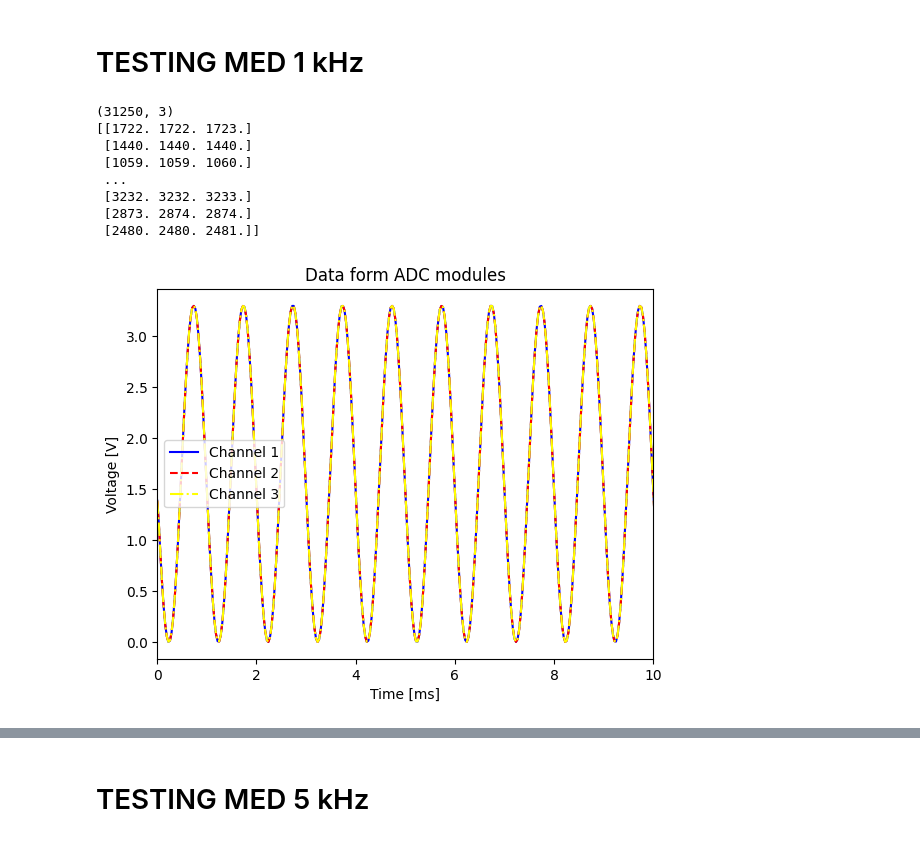
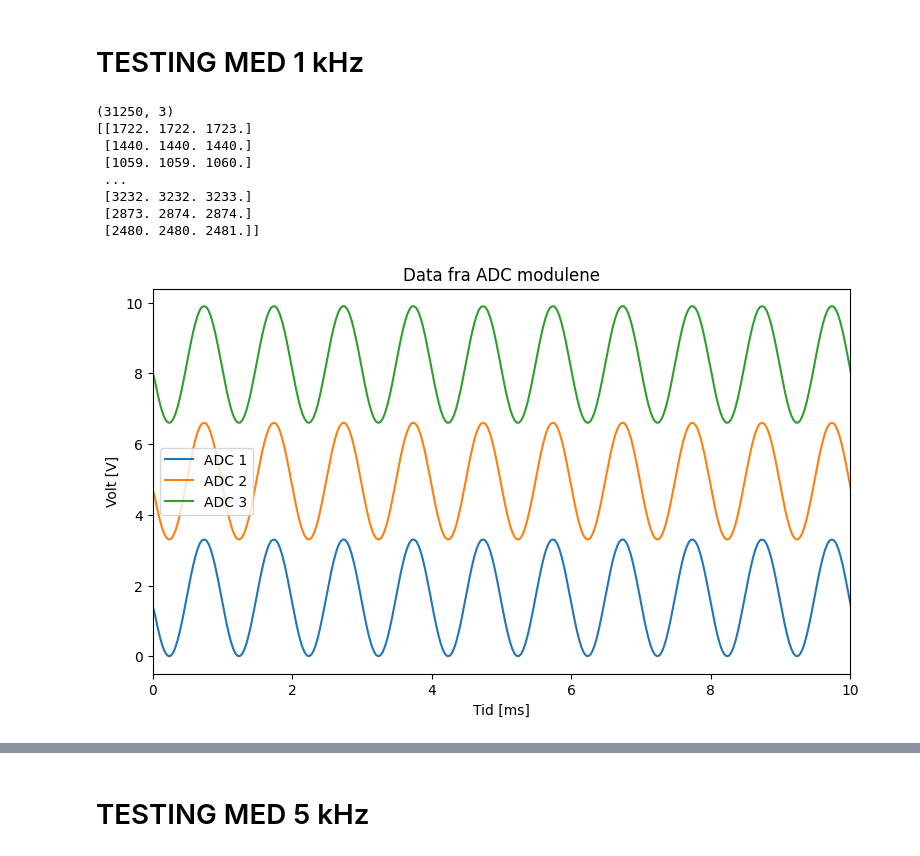
Before and after one commit to FoggyPopcorn/TTT4280---Lab, a Jupyter notebook: Lab_1–måleoppsett/PlottingAvDataFraPi.ipynb, the cells around one changed output, grey strips where cells are left out. Drawn from its saved outputs; the diff is of its cells as text; code cells hidden in the pictures.

Commit message:
Endring av plott

```diff
--- a/Lab_1–måleoppsett/PlottingAvDataFraPi.ipynb
+++ b/Lab_1–måleoppsett/PlottingAvDataFraPi.ipynb
@@ -9,59 +9,51 @@ import matplotlib.ticker as ticker
 from raspi_import import raspi_import
 
 channels = 3
-#freqIn = 50    #50 Hz
-freqIn = 1000   #1 kHz
+freqIn = 1000
 
-periodsCount = 10 #How many periods you want to display
-periodTime = 1/freqIn  #seconds
+periodsCount = 10
+periodTime = 1/freqIn
 rangePeriod = periodsCount * periodTime
 
 sample_period, data = raspi_import(f'Målinger/test4.bin', channels)
 
 print(data.shape)
 
 time_axis = np.arange(data.shape[0]) * sample_period
 
 print(data)
 
-C = 3.3  # volts per count for MCP3201 with Vref = 3.3V
+C = 3.3
 
-def converter(data): #Convert from counts to volts
+def converter(data):
     resulution = 2**12
     Vconv = (C/resulution * data)
     return Vconv
 
 Type = ["-", "dashed","-."]
 colors = ['blue', 'red', 'yellow']
+plt.figure(figsize=(9, 5))
 for i in range(channels):
-    #plt.plot(time_axis, converter(data[:, i]) + i*C, label=f'Channel {i+1}')
-    plt.plot(time_axis, converter(data[:, i]) , label=f'Channel {i+1}', linestyle=Type[i], color=colors[i])
+    plt.plot(time_axis, converter(data[:, i]) + i*C, label=f'ADC {i+1}')
+    #plt.plot(time_axis, converter(data[:, i]) , label=f'Channel {i+1}', linestyle=Type[i], color=colors[i])
     plt.gca().xaxis.set_major_formatter(ticker.FuncFormatter(lambda x, pos: f"{x*1e3:g}"))
 
-# plt.axhline(y=C, linestyle='--', label="Max voltage, 3.3V")
-# plt.axhline(y=C/2, linestyle='--', label="Mid voltage, 1.65V", color='red')
-# plt.axhline(y=0, linestyle='--', label="Min voltage, 0V")
-#plt.plot(time_axis, data[:, 0], label='Channel 1')
 plt.xlim(0, rangePeriod)
-#plt.plot(time_axis, data[:, 1], label='Channel 2')
-#plt.plot(time_axis, data[:, 2], label='Channel 3')
-plt.xlabel("Time [ms]")
-plt.ylabel("Voltage [V]")
-plt.title("Data form ADC modules")
+plt.xlabel("Tid [ms]")
+plt.ylabel("Volt [V]")
+plt.title("Data fra ADC modulene")
 plt.legend()
 plt.savefig('Figurer/Data fra ADC 1kHz.png', dpi = 300)
 plt.show()
-
-#3 subplots :)
 # %% [output]
 (31250, 3)
 [[1722. 1722. 1723.]
  [1440. 1440. 1440.]
  [1059. 1059. 1060.]
  ...
  [3232. 3232. 3233.]
  [2873. 2874. 2874.]
  [2480. 2480. 2481.]]
-[figure, old version]
+[figure, new version]
 # %%
 # Beregn FFT for hvert signal
```
Also changed, not shown: parts of 7 cells of this notebook, 7 other files.
